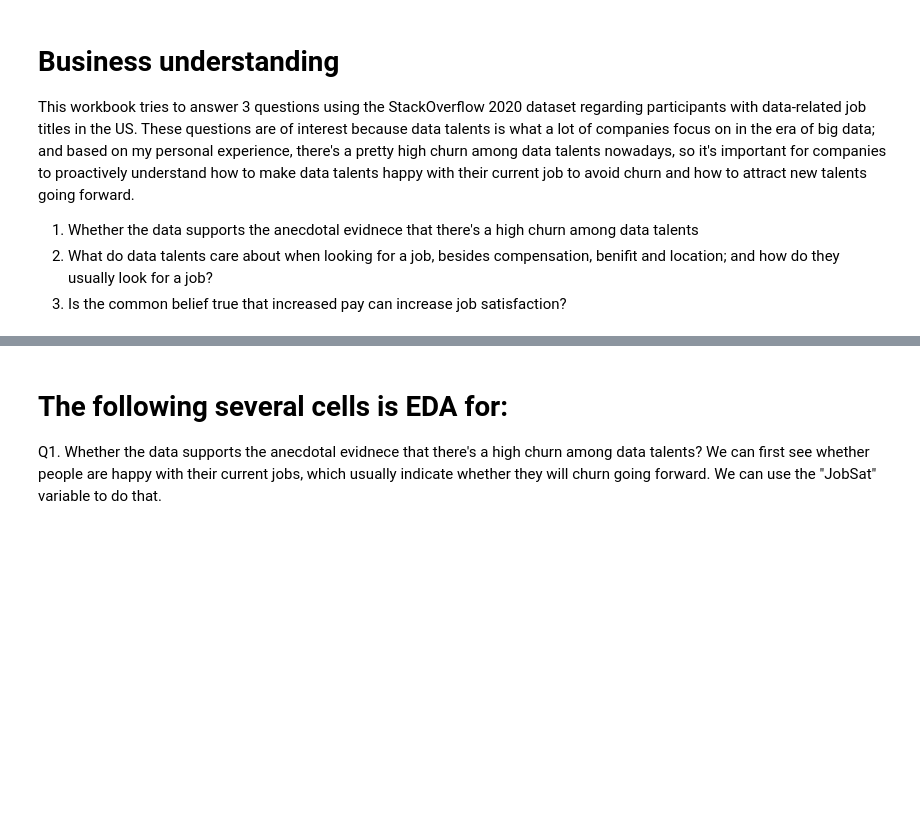
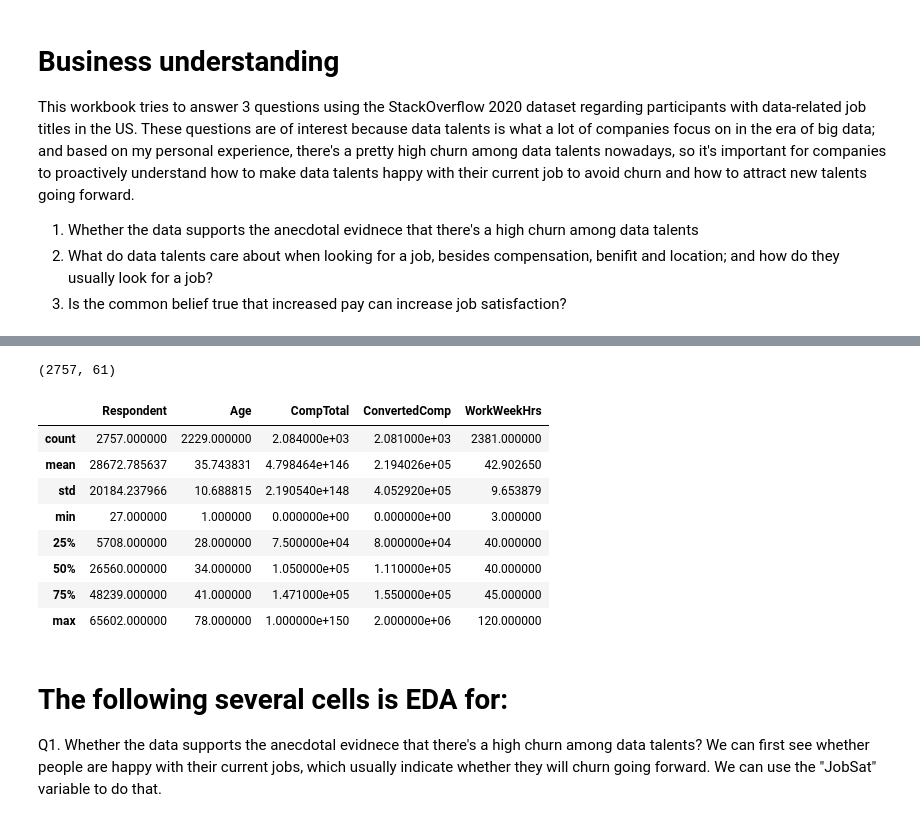
Before and after one commit to tessa0709/StackOverflow_Analysis, a Jupyter notebook: SO 2020 Data Analysis.ipynb, the cells around one changed output, grey strips where cells are left out. Saved outputs shown, nothing was run; the diff lists cells and outputs as text; code cells hidden in the pictures; blank space fills up the shorter version.

```diff
--- a/SO 2020 Data Analysis.ipynb
+++ b/SO 2020 Data Analysis.ipynb
@@ -34,6 +38,22 @@ schema = pd.read_csv('developer_survey_2020/survey_results_schema.csv')
 main_df = main_df[main_df['Country']=='United States']
 main_df.dropna(axis=0,subset=['DevType'], inplace = True)
 main_df = main_df[main_df.DevType.str.contains('Data|data')]
+# %%
+main_df.shape
+# %% [output]
+(2757, 61)
+# %%
+main_df.describe()
+# %% [output]
+|  | Respondent | Age | CompTotal | ConvertedComp | WorkWeekHrs |
+| count | 2757.000000 | 2229.000000 | 2.084000e+03 | 2.081000e+03 | 2381.000000 |
+| mean | 28672.785637 | 35.743831 | 4.798464e+146 | 2.194026e+05 | 42.902650 |
+| std | 20184.237966 | 10.688815 | 2.190540e+148 | 4.052920e+05 | 9.653879 |
+| min | 27.000000 | 1.000000 | 0.000000e+00 | 0.000000e+00 | 3.000000 |
+| 25% | 5708.000000 | 28.000000 | 7.500000e+04 | 8.000000e+04 | 40.000000 |
+| 50% | 26560.000000 | 34.000000 | 1.050000e+05 | 1.110000e+05 | 40.000000 |
+| 75% | 48239.000000 | 41.000000 | 1.471000e+05 | 1.550000e+05 | 45.000000 |
+| max | 65602.000000 | 78.000000 | 1.000000e+150 | 2.000000e+06 | 120.000000 |
 # %% [markdown]
 # The following several cells is EDA for:
 Q1. Whether the data supports the anecdotal evidnece that there's a high churn among data talents? We can first see whether people are happy with their current jobs, which usually indicate whether they will churn going forward. We can use the "JobSat" variable to do that.
```
Also changed, not shown: parts of 3 cells of this notebook.
